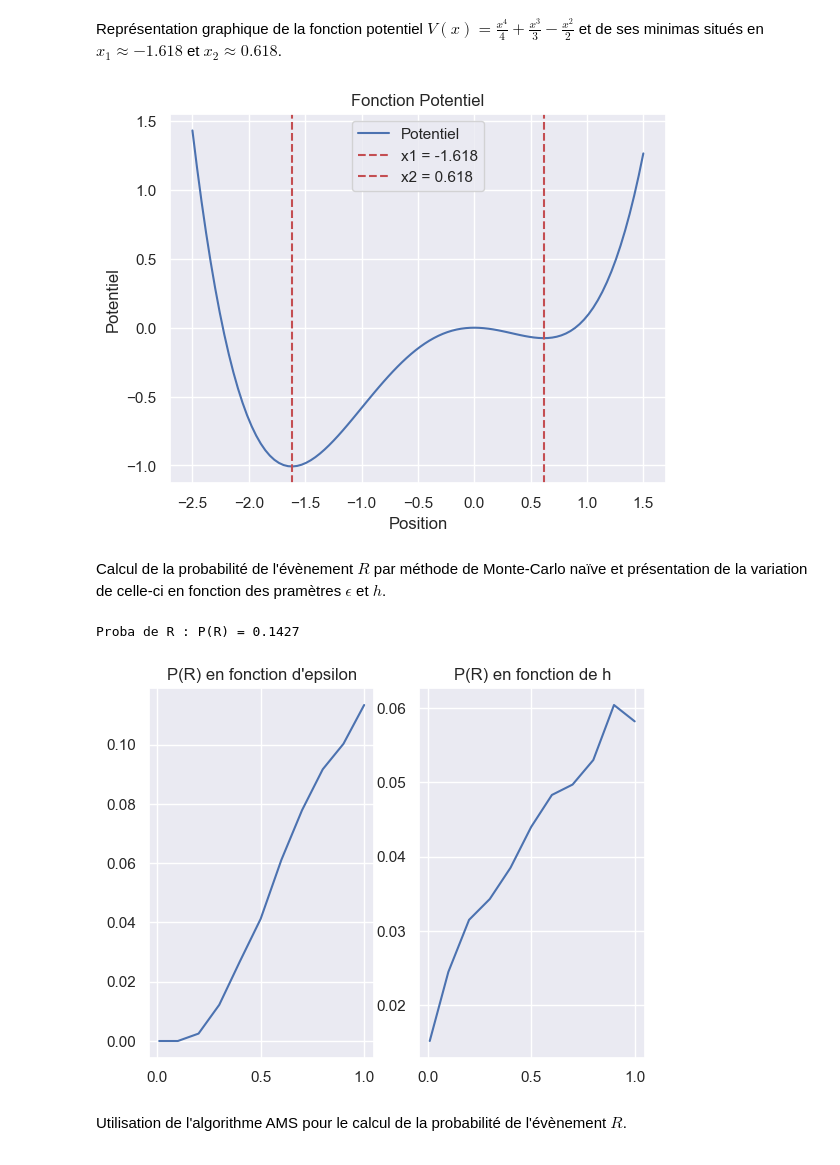
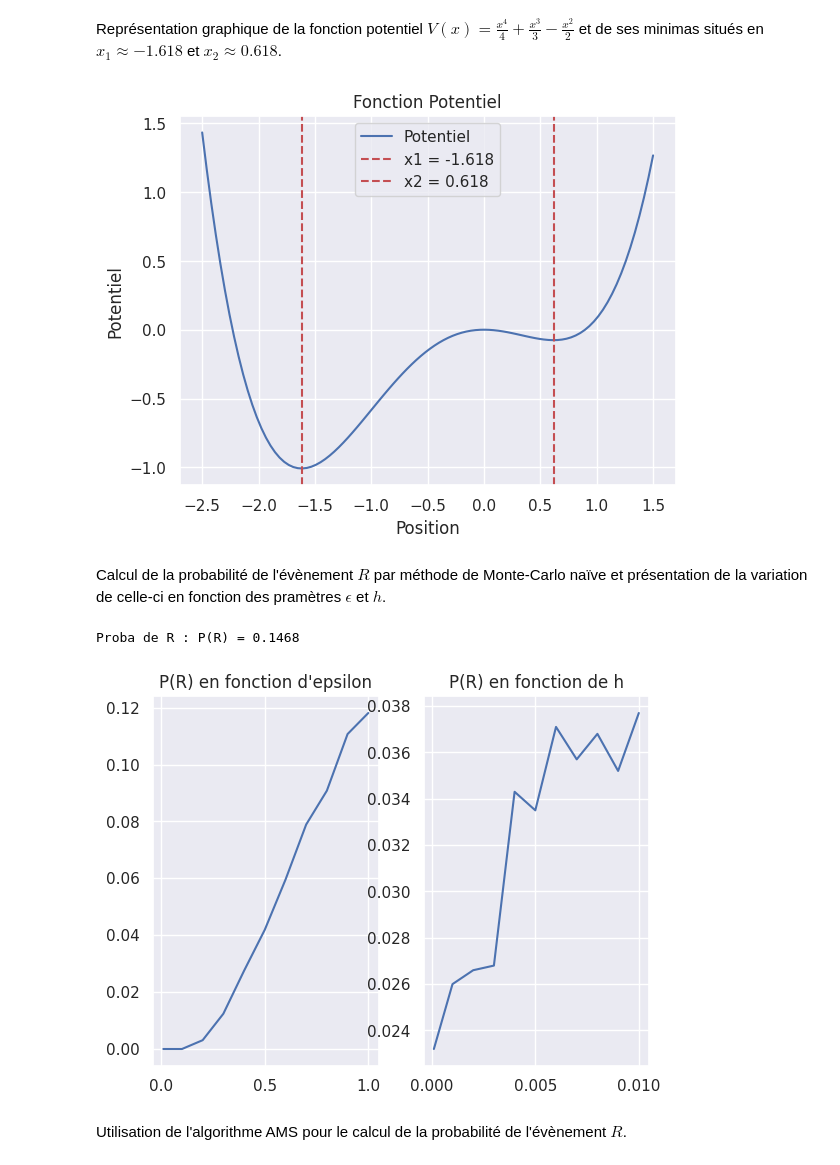
Before and after one commit to smilhey/SimMoleculaire, a Jupyter notebook: SimMoleculaire.ipynb, the cells around one changed output. Saved outputs shown, nothing was run; the diff lists cells and outputs as text; code cells hidden in the pictures.

```diff
--- a/SimMoleculaire.ipynb
+++ b/SimMoleculaire.ipynb
@@ -24,6 +24,7 @@ def Vprime(x):
 # Abscisses des minimas
 x1 = (-1-np.sqrt(5))/2
 x2 = (-1+np.sqrt(5))/2
+x0 = x1+0.1
 
 # représentation graphique
 x = np.linspace(-2.5, 1.5, 100)
@@ -37,7 +38,7 @@ plt.ylabel("Potentiel")
 plt.legend()
 plt.show()
 # %% [output]
-[figure, old version]
+[figure, new version]
 # %% [markdown]
 Calcul de la probabilité de l'évènement $R$ par méthode de Monte-Carlo naïve et présentation de la variation de celle-ci en fonction des pramètres $\epsilon$ et $h$.
 # %%
@@ -45,37 +46,38 @@ Calcul de la probabilité de l'évènement $R$ par méthode de Monte-Carlo naïv
 def MC_naif(X0, epsilon, h, N):
     E = 0
     global x1
     global x2
+    global x0
     sigma = np.sqrt(2*epsilon*h)
 
     for _ in range(N):
         Xn = X0
         while Xn >= x1 and Xn <= x2:
             Xn = Xn - Vprime(Xn)*h + sigma*np.random.randn()
         if Xn > x2:
             E += 1
 
     return E/N
 
 # Exemple d'une estimation
 print("Proba de R : P(R) = {}".format(MC_naif(x1+0.1, 1, 1, 10000)))
 
 # Variations en fonction d'epsilon
 epsilons = [0.01, .1, .2, .3, .4, .5, .6, .7, .8, .9, 1]
 plt.subplot(1, 2, 1)
 plt.plot(epsilons, [MC_naif(x1+0.1, e, 0.5, 10000) for e in epsilons])
 plt.title("P(R) en fonction d'epsilon")
 
 # Variations en fonction de h
-hs = [0.01, .1, .2, .3, .4, .5, .6, .7, .8, .9, 1]
+hs = [0.0001, .001, .002, .003, .004, .005, .006, .007, .008, .009, .01]
 plt.subplot(1, 2, 2)
-plt.plot(hs, [MC_naif(x1+0.1, 0.5, h, 10000) for h in hs])
+plt.plot(hs, [MC_naif(x1+0.1, 1, h, 10000) for h in hs])
 plt.title("P(R) en fonction de h")
 
 plt.show()
 # %% [output]
-Proba de R : P(R) = 0.1427
+Proba de R : P(R) = 0.1468
-[figure, old version]
+[figure, new version]
 # %% [markdown]
 Utilisation de l'algorithme AMS pour le calcul de la probabilité de l'évènement $R$.
 # %%
```
Also changed, not shown: parts of 13 cells of this notebook, 2 other files.
